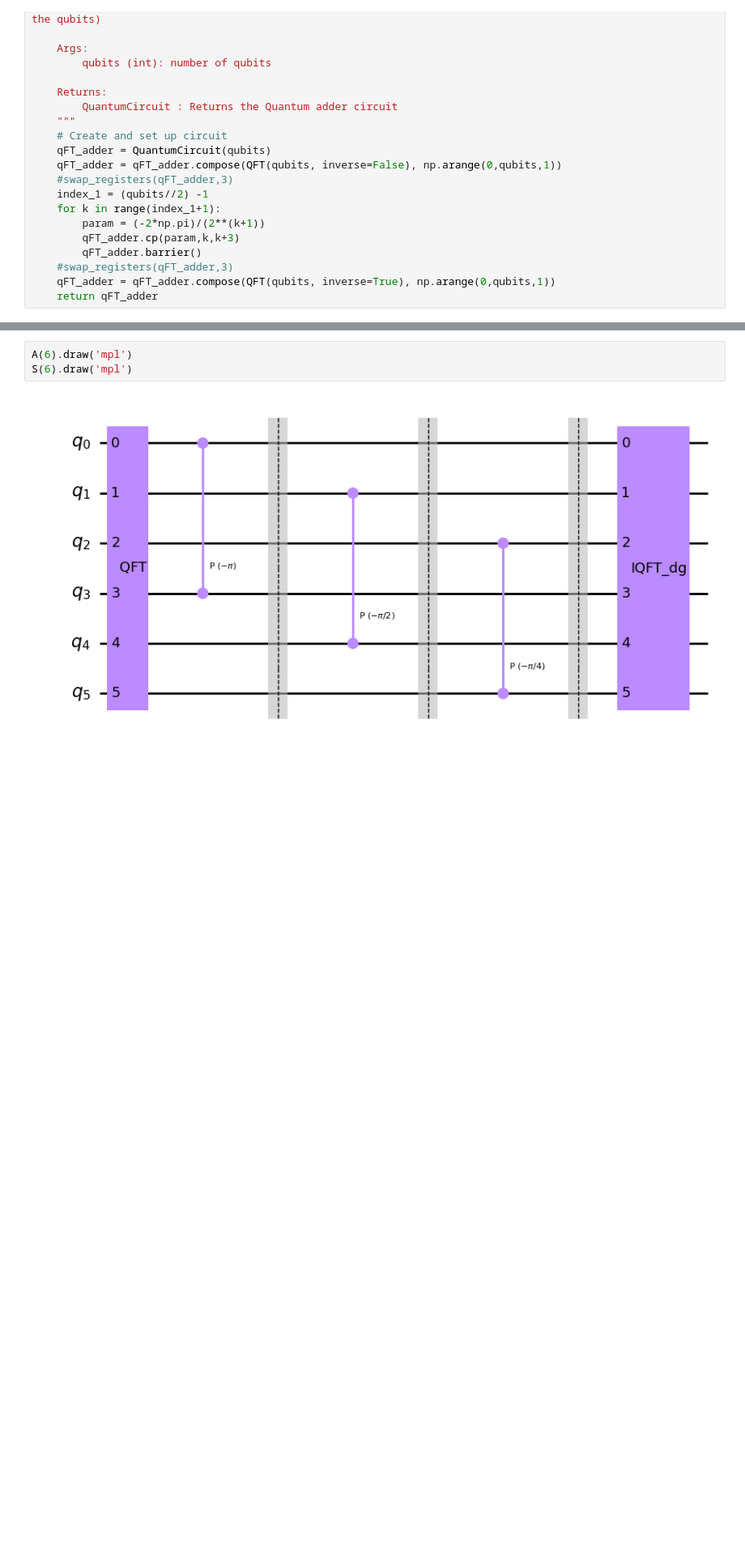
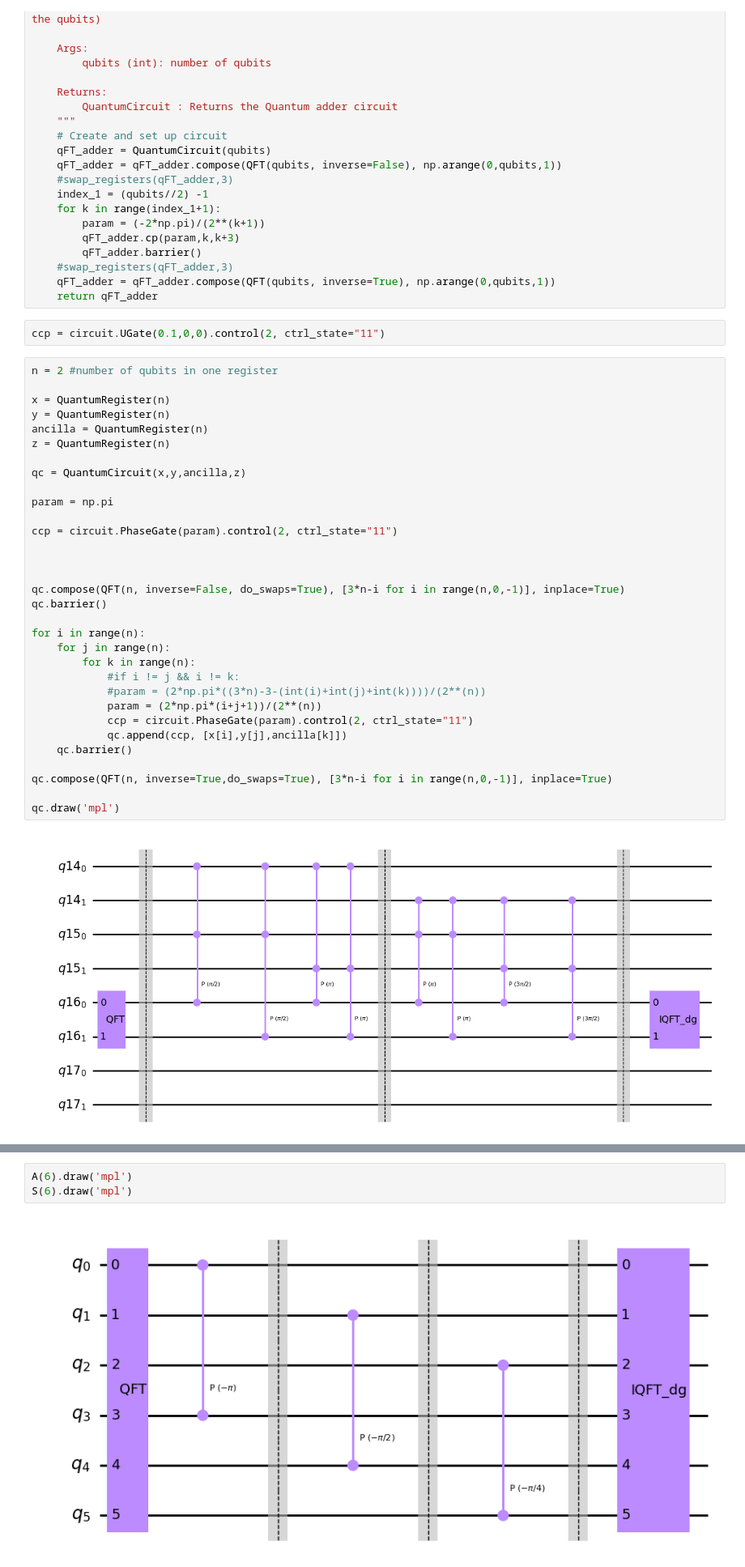
Before and after one commit to PugsGHub/qc_ss_23, a Jupyter notebook: Circuits/Sheet 6/s6puanan_sheet_6_working.ipynb, the cells around one changed output, grey strips where cells are left out. Shown at 81% size. Cells and saved outputs as stored; diff of their text form; blank space fills up the shorter version.

```diff
--- a/Circuits/Sheet 6/s6puanan_sheet_6_working.ipynb
+++ b/Circuits/Sheet 6/s6puanan_sheet_6_working.ipynb
@@ -146,3 +147,39 @@ def S(qubits):
     #swap_registers(qFT_adder,3)
     qFT_adder = qFT_adder.compose(QFT(qubits, inverse=True), np.arange(0,qubits,1))
     return qFT_adder
+# %%
+ccp = circuit.UGate(0.1,0,0).control(2, ctrl_state="11")
+# %%
+n = 2 #number of qubits in one register
+
+x = QuantumRegister(n)
+y = QuantumRegister(n)
+ancilla = QuantumRegister(n)
+z = QuantumRegister(n)
+
+qc = QuantumCircuit(x,y,ancilla,z)
+
+param = np.pi
+
+ccp = circuit.PhaseGate(param).control(2, ctrl_state="11")
+
+
+
+qc.compose(QFT(n, inverse=False, do_swaps=True), [3*n-i for i in range(n,0,-1)], inplace=True)
+qc.barrier()
+
+for i in range(n):
+    for j in range(n):
+        for k in range(n):
+            #if i != j && i != k:
+            #param = (2*np.pi*((3*n)-3-(int(i)+int(j)+int(k))))/(2**(n))
+            param = (2*np.pi*(i+j+1))/(2**(n))
+            ccp = circuit.PhaseGate(param).control(2, ctrl_state="11")
+            qc.append(ccp, [x[i],y[j],ancilla[k]])
+    qc.barrier()
+
+qc.compose(QFT(n, inverse=True,do_swaps=True), [3*n-i for i in range(n,0,-1)], inplace=True)
+
+qc.draw('mpl')
+# %% [output]
+[figure, added]
```
Also changed, not shown: parts of 6 cells of this notebook, 6 other files.
